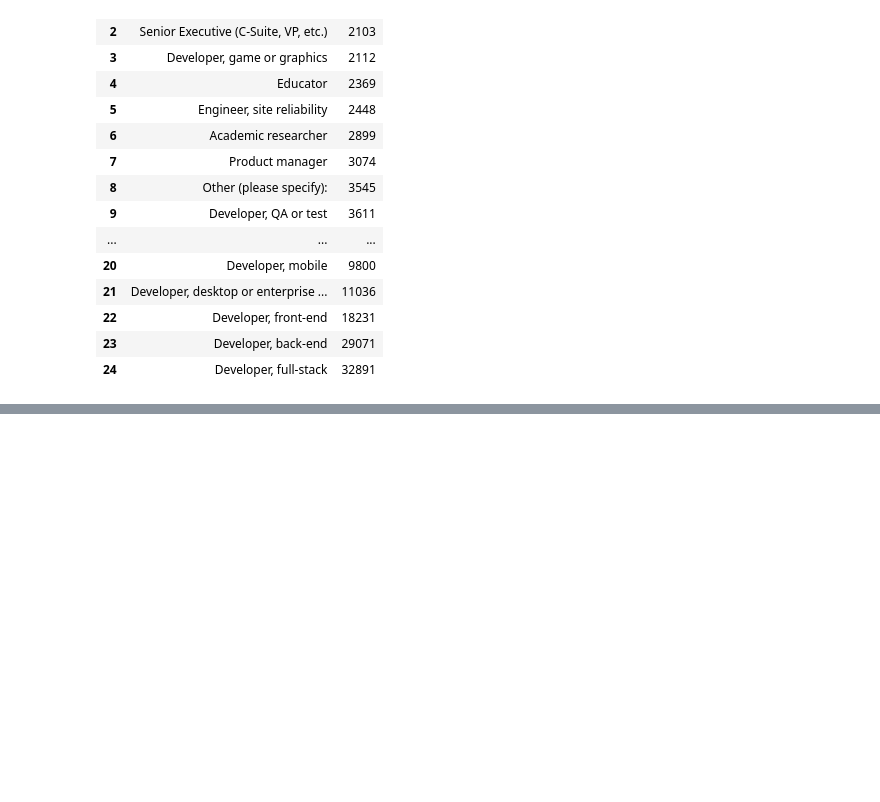
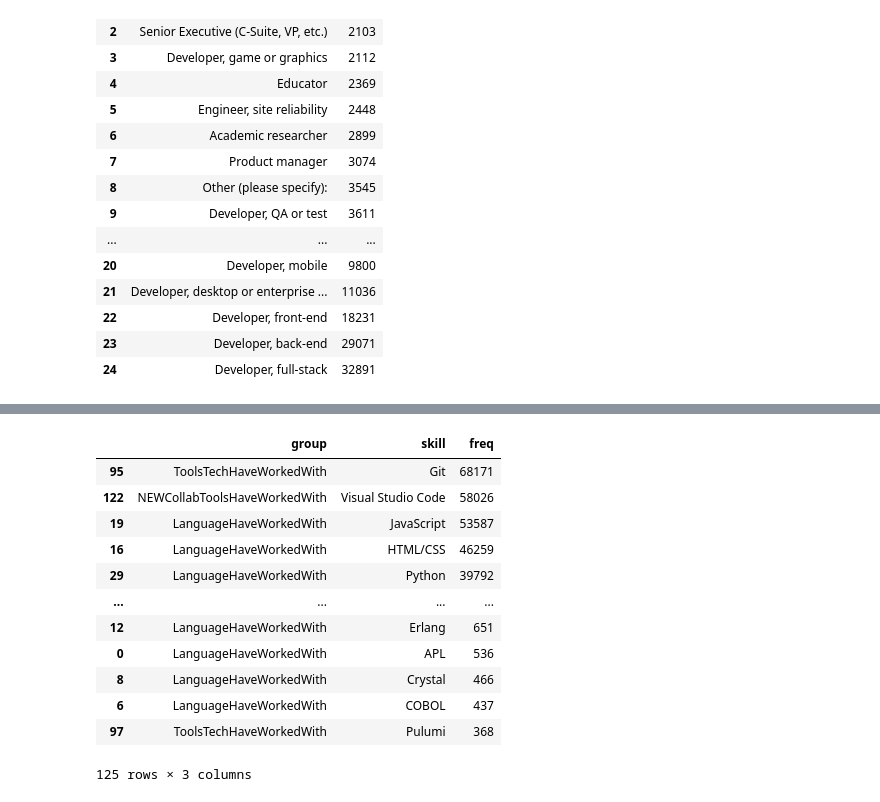
Before and after one commit to GehadTahoon/End_to_end_Datascience_Project-JobTechGuide, a Jupyter notebook: notebooks/02_Analytics.ipynb, the cells around one changed output, grey strips where cells are left out. Drawn from its saved outputs; the diff is of its cells as text; code cells hidden in the pictures; blank space fills up the shorter version.

```diff
--- a/notebooks/02_Analytics.ipynb
+++ b/notebooks/02_Analytics.ipynb
@@ -95,0 +130,17 @@ job_freq
+# %%
+# Sort by frequency
+skills_freq.sort_values('freq', ascending=False)
+# %% [output]
+|  | group | skill | freq |
+| 95 | ToolsTechHaveWorkedWith | Git | 68171 |
+| 122 | NEWCollabToolsHaveWorkedWith | Visual Studio Code | 58026 |
+| 19 | LanguageHaveWorkedWith | JavaScript | 53587 |
+| 16 | LanguageHaveWorkedWith | HTML/CSS | 46259 |
+| 29 | LanguageHaveWorkedWith | Python | 39792 |
+| ... | ... | ... | ... |
+| 12 | LanguageHaveWorkedWith | Erlang | 651 |
+| 0 | LanguageHaveWorkedWith | APL | 536 |
+| 8 | LanguageHaveWorkedWith | Crystal | 466 |
+| 6 | LanguageHaveWorkedWith | COBOL | 437 |
+| 97 | ToolsTechHaveWorkedWith | Pulumi | 368 |
+125 rows × 3 columns
```
Also changed, not shown: parts of 28 cells of this notebook, 5 other files.
